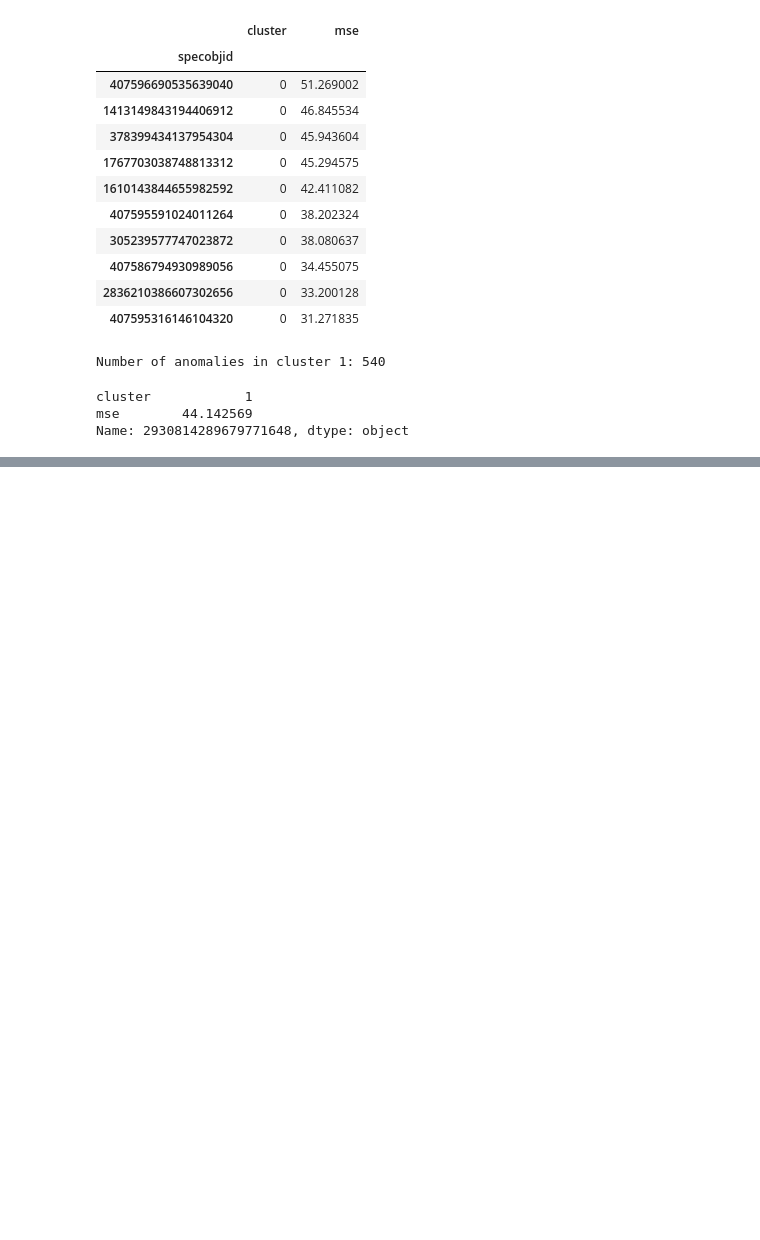
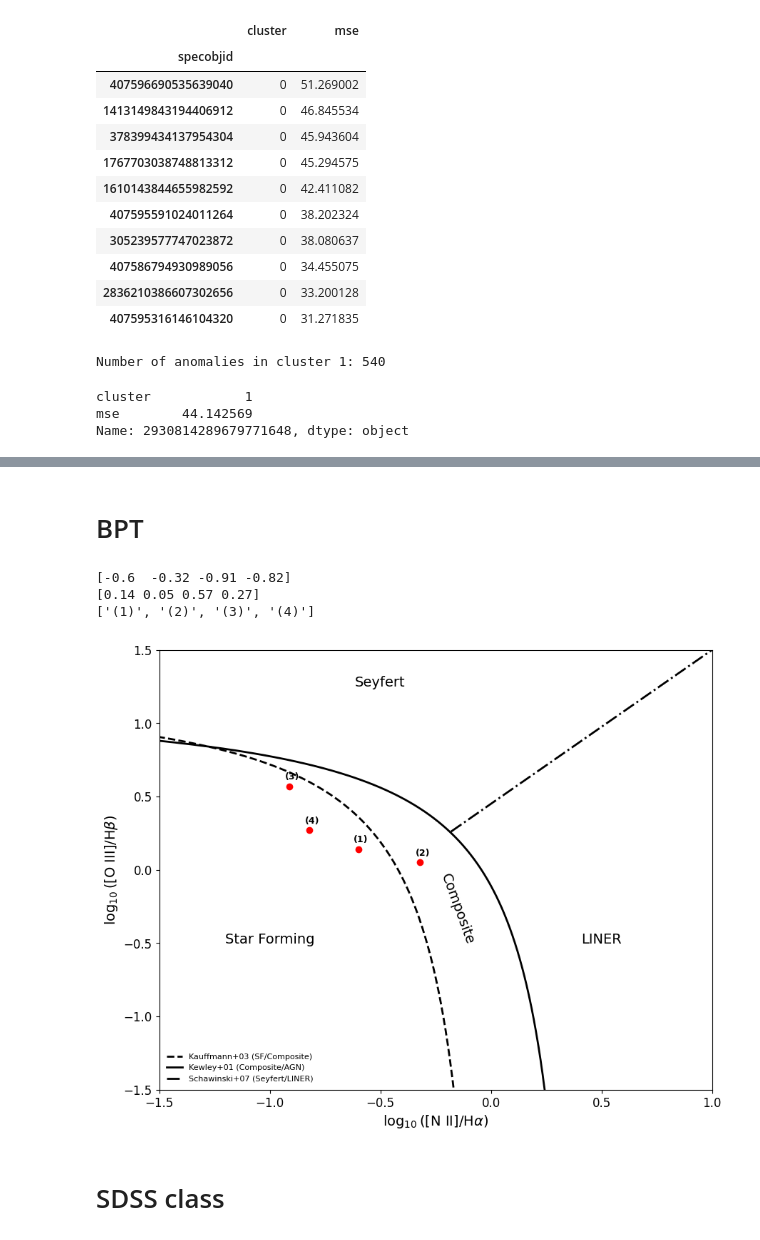
Before and after one commit to ed-ortizm/xai-astronomy, a Jupyter notebook: thesis/04_clustering_xai/03_se_cluster_analysis.ipynb, the cells around one changed output, grey strips where cells are left out. Cells and saved outputs as stored; diff of their text form; code cells hidden in the pictures; blank space fills up the shorter version.

```diff
--- a/thesis/04_clustering_xai/03_se_cluster_analysis.ipynb
+++ b/thesis/04_clustering_xai/03_se_cluster_analysis.ipynb
@@ -907,0 +1223,21 @@ Name: 2930814289679771648, dtype: object
+# %% [markdown]
+# BPT
+# %%
+from astroExplain.spectra.astronomy import BPT
+
+labels = [f"({i})" for i in range(1, 5)]
+log_n2_ha = np.array([-0.60, -0.32, -0.91, -0.82])
+log_o3_hb = np.array([0.14, 0.05, 0.57, 0.27])
+print(log_n2_ha)
+print(log_o3_hb)
+print(labels)
+
+fig, ax = plt.subplots(figsize=(10, 8))
+fig, ax = BPT.standar_bpt_plot(fig, ax, log_n2_ha, log_o3_hb, labels, xytext=(-5, 5))
+# %% [output]
+[-0.6  -0.32 -0.91 -0.82]
+[0.14 0.05 0.57 0.27]
+['(1)', '(2)', '(3)', '(4)']
+[figure, added]
+# %% [markdown]
+# SDSS class
```
Also changed, not shown: parts of 23 cells of this notebook, 1 other file.
